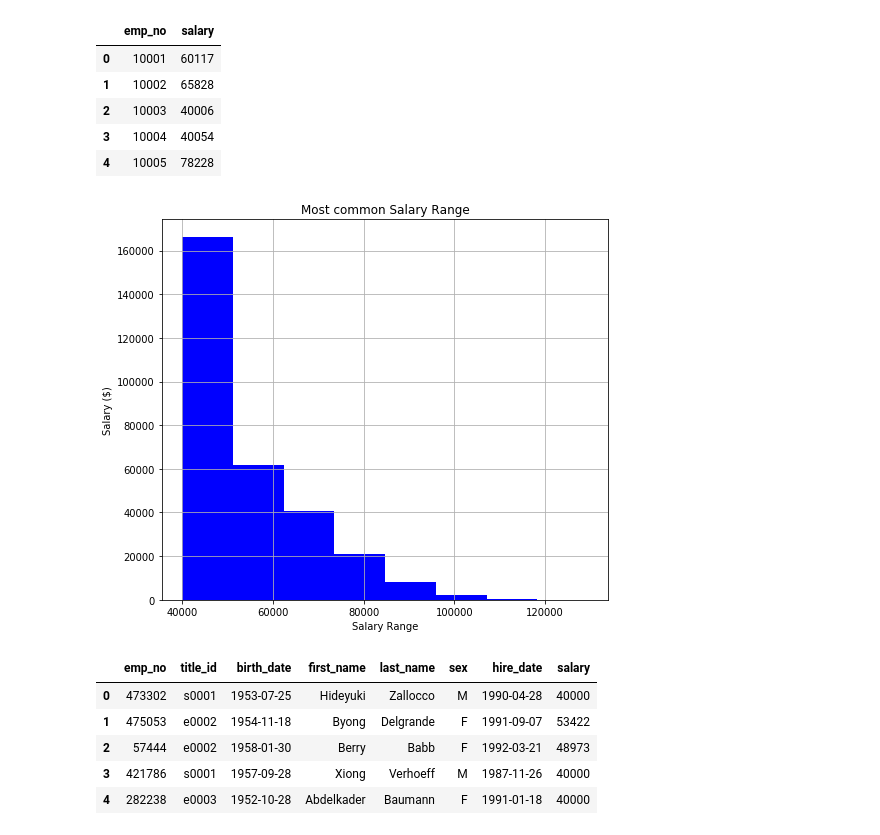
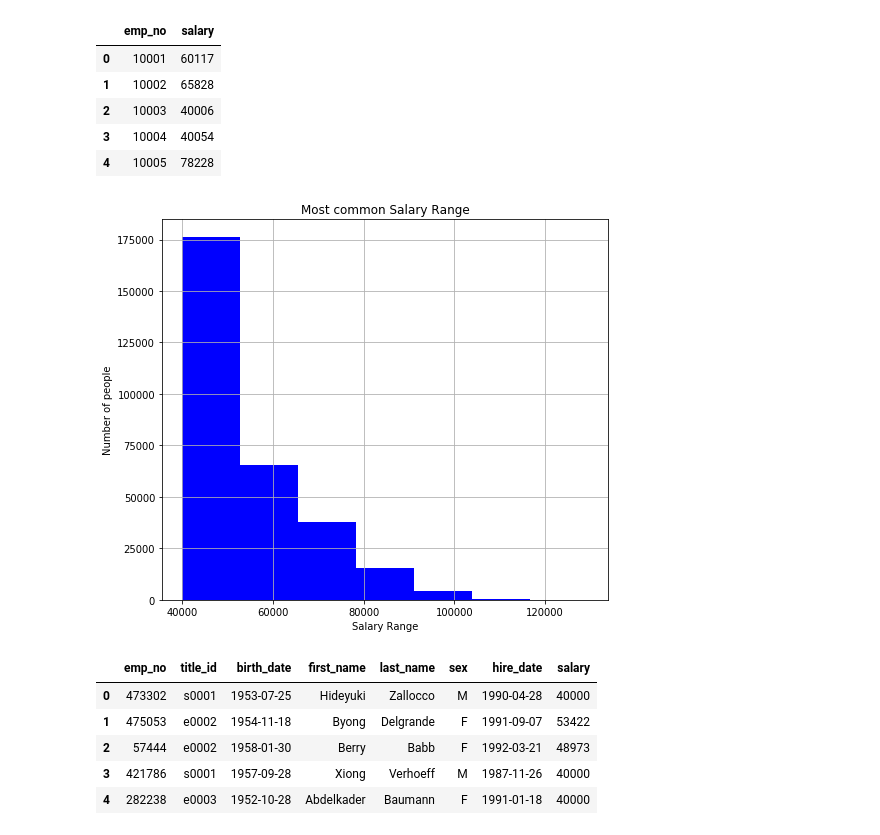
Before and after one commit to UoT-Bootcamp/Employee-Dataset, a Jupyter notebook: EmployeeSQL.ipynb, the cells around one changed output. Cells and saved outputs as stored; diff of their text form; code cells hidden in the pictures.

```diff
--- a/EmployeeSQL.ipynb
+++ b/EmployeeSQL.ipynb
@@ -24,14 +24,16 @@ salary_df.head()
 # %%
 # Plot the histogram
 plt.figure(figsize = (8,7))
-plt.hist(salary_df["salary"],bins = 8, color = 'blue')
+plt.hist(salary_df["salary"],bins = 7, color = 'blue')
 plt.grid(True)
 plt.xlabel("Salary Range")
-plt.ylabel("Salary ($)")
+plt.ylabel("Number of people")
 plt.title("Most common Salary Range")
 plt.savefig("Images/common_salary_range.png")
+
+# salary_df.plot.hist(bins = 8)
 # %% [output]
-[figure, old version]
+[figure, new version]
 # %%
 # Query all records in the the 'Employees' table
 employee_df = pd.read_sql_table(
```
Also changed, not shown: 1 other file.
